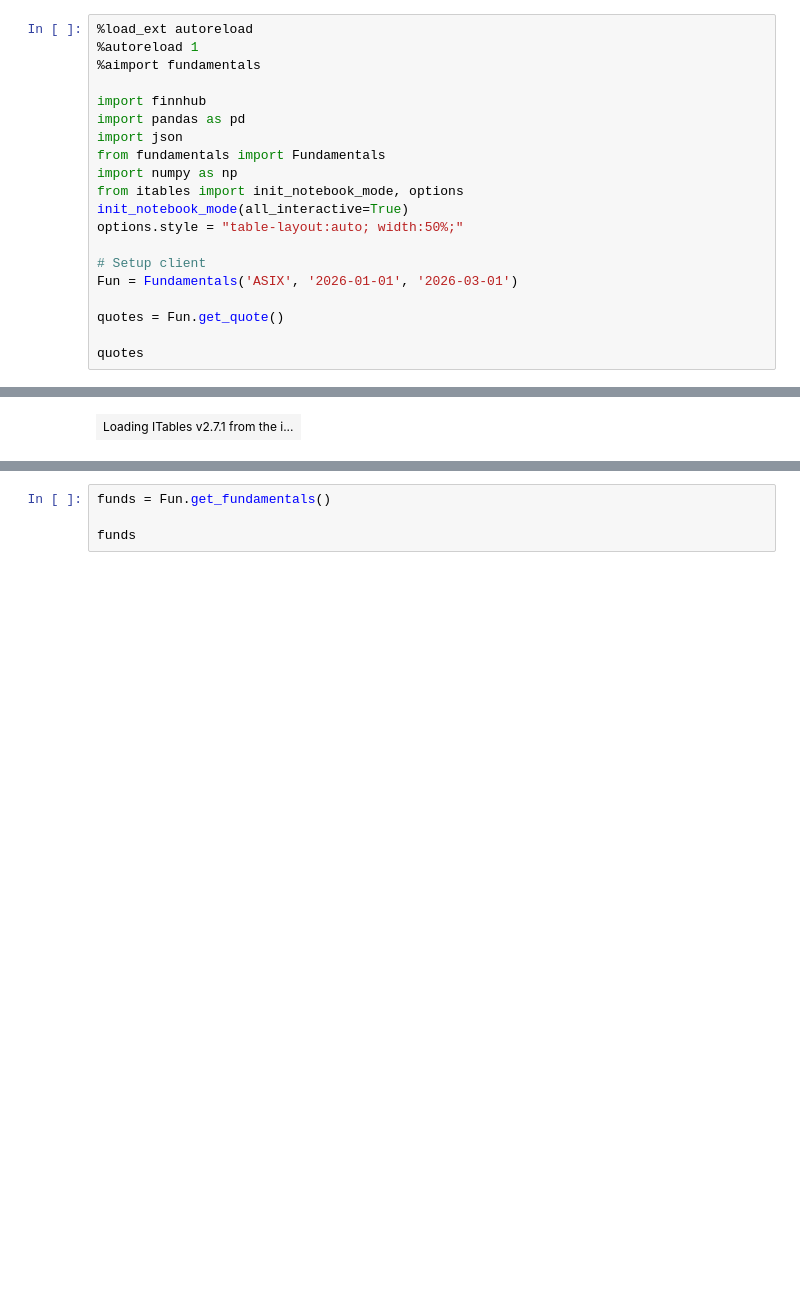
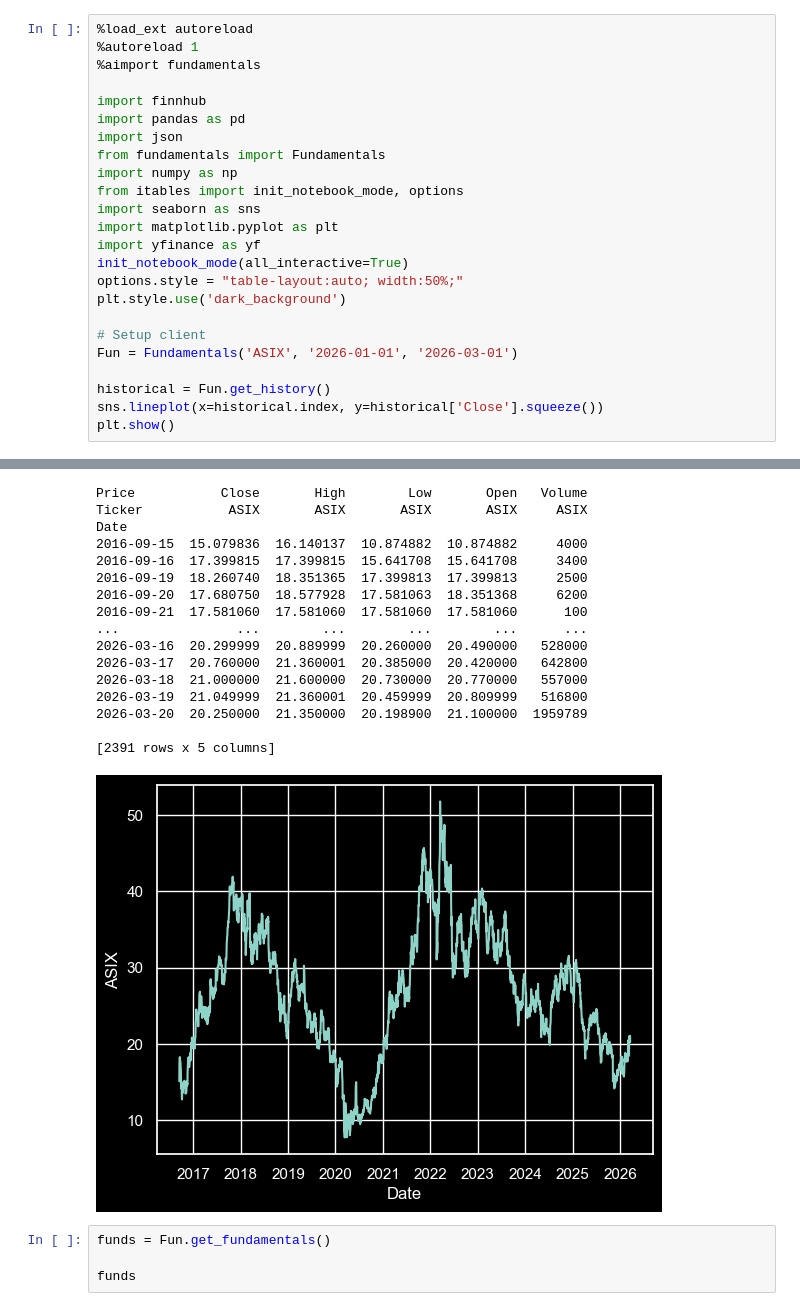
Before and after one commit to hodge-py/Quatro_Models, a Jupyter notebook: ASIX.ipynb, the cells around one changed output, grey strips where cells are left out. Drawn from its saved outputs; the diff is of its cells as text; blank space fills up the shorter version.

```diff
--- a/ASIX.ipynb
+++ b/ASIX.ipynb
@@ -9,13 +9,17 @@ import json
 from fundamentals import Fundamentals
 import numpy as np
 from itables import init_notebook_mode, options
+import seaborn as sns
+import matplotlib.pyplot as plt
+import yfinance as yf
 init_notebook_mode(all_interactive=True)
 options.style = "table-layout:auto; width:50%;"
+plt.style.use('dark_background')
 
 # Setup client
 Fun = Fundamentals('ASIX', '2026-01-01', '2026-03-01')
 
-quotes = Fun.get_quote()
-
-quotes
+historical = Fun.get_history()
+sns.lineplot(x=historical.index, y=historical['Close'].squeeze())
+plt.show()
 # %% [output]
@@ -22,2 +28 @@ quotes
 [interactive output not drawn]
-| Loading ITables v2.7.1 from the i... |
@@ -24,3 +30,20 @@ quotes
+Price           Close       High        Low       Open   Volume
+Ticker           ASIX       ASIX       ASIX       ASIX     ASIX
+Date
+2016-09-15  15.079836  16.140137  10.874882  10.874882     4000
+2016-09-16  17.399815  17.399815  15.641708  15.641708     3400
+2016-09-19  18.260740  18.351365  17.399813  17.399813     2500
+2016-09-20  17.680750  18.577928  17.581063  18.351368     6200
+2016-09-21  17.581060  17.581060  17.581060  17.581060      100
+...               ...        ...        ...        ...      ...
+2026-03-16  20.299999  20.889999  20.260000  20.490000   528000
+2026-03-17  20.760000  21.360001  20.385000  20.420000   642800
+2026-03-18  21.000000  21.600000  20.730000  20.770000   557000
+2026-03-19  21.049999  21.360001  20.459999  20.809999   516800
+2026-03-20  20.250000  21.350000  20.198900  21.100000  1959789
+
+[2391 rows x 5 columns]
+[figure, added]
 # %%
 funds = Fun.get_fundamentals()
 
```
Also changed, not shown: parts of 3 cells of this notebook, 1 other file.
